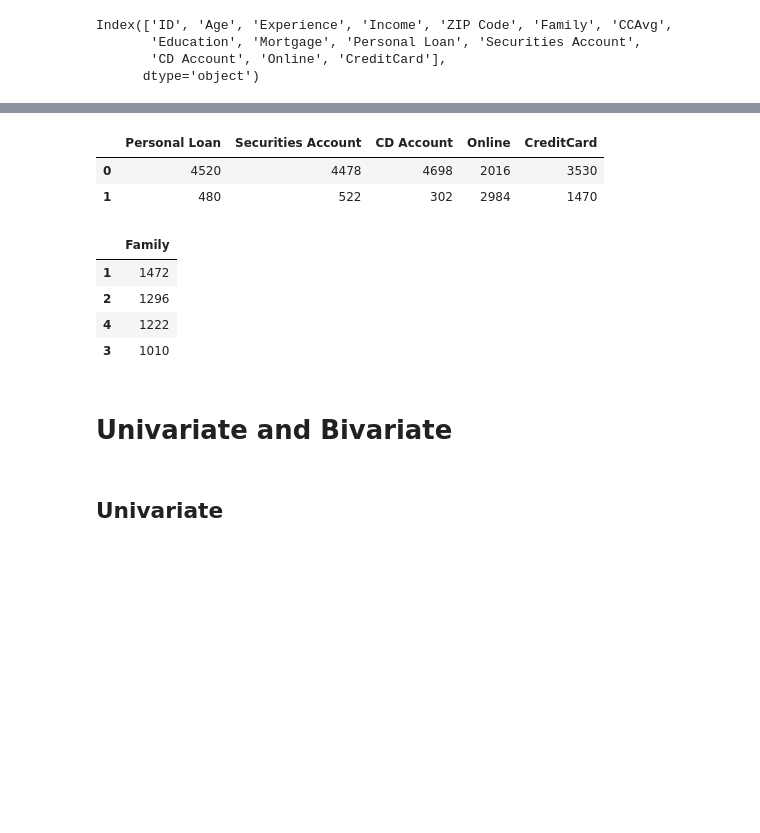
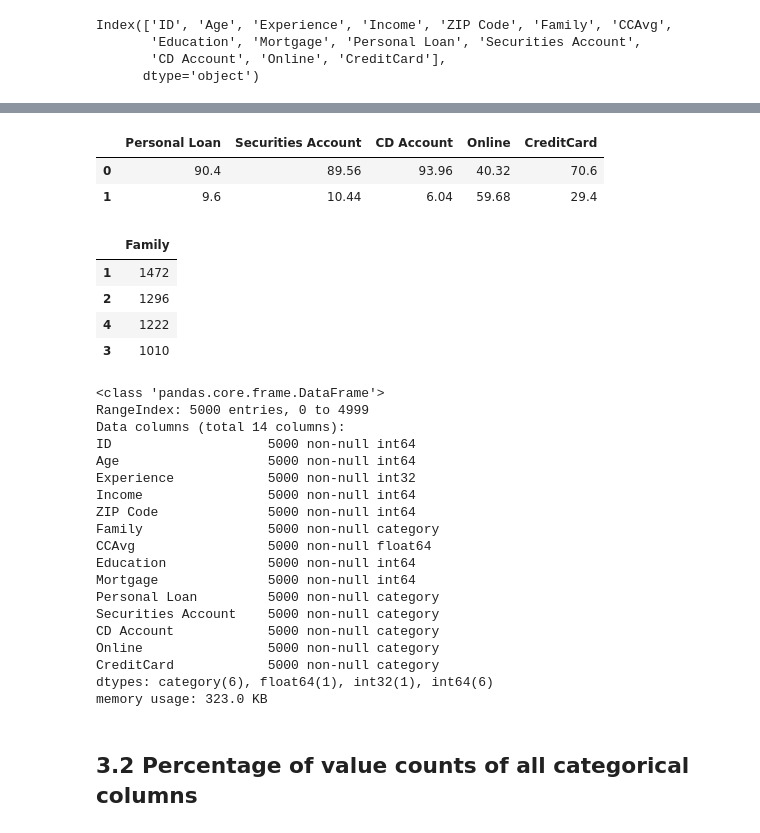
Before and after one commit to koksoon100/UTexas-Austin-Week-6-Assignment, a Jupyter notebook: week_2_assignment.ipynb, the cells around one changed output, grey strips where cells are left out. Drawn from its saved outputs; the diff is of its cells as text; code cells hidden in the pictures; blank space fills up the shorter version.

```diff
--- a/week_2_assignment.ipynb
+++ b/week_2_assignment.ipynb
@@ -110,0 +114,5 @@ False
+# %%
+bank_data['Experience'] = bank_data['Experience'].astype(int)
+bank_data.plot.scatter(x='Experience',
+                      y='Age',
+                      c='DarkBlue')
@@ -178,18 +224,19 @@ Index(['ID', 'Age', 'Experience', 'Income', 'ZIP Code', 'Family', 'CCAvg',
 # %%
 def generate_categorical_values(df_data, attributes):
 
-    for header in df_data.columns:
+    for header in attributes:
         df_data[header] = df_data[header].astype('category')
 
     return df_data[attributes]
 
 categorical_bank_data = generate_categorical_values(bank_data, ["Personal Loan", "Securities Account", "CD Account", "Online", "CreditCard"]).apply(pd.Series.value_counts)
 # %%
-generate_categorical_values(bank_data, ["Personal Loan", "Securities Account", "CD Account", "Online", "CreditCard"]).apply(pd.Series.value_counts)
+generate_percentage_count = lambda x : pd.Series.value_counts(x)/x.shape[0]*100
+generate_categorical_values(bank_data, ["Personal Loan", "Securities Account", "CD Account", "Online", "CreditCard"]).apply(generate_percentage_count)
 # %% [output]
 |  | Personal Loan | Securities Account | CD Account | Online | CreditCard |
-| 0 | 4520 | 4478 | 4698 | 2016 | 3530 |
-| 1 | 480 | 522 | 302 | 2984 | 1470 |
+| 0 | 90.4 | 89.56 | 93.96 | 40.32 | 70.6 |
+| 1 | 9.6 | 10.44 | 6.04 | 59.68 | 29.4 |
 # %%
 generate_categorical_values(bank_data, ['Family']).apply(pd.Series.value_counts)
 # %% [output]
@@ -198,7 +245,27 @@ generate_categorical_values(bank_data, ['Family']).apply(pd.Series.value_counts)
 | 2 | 1296 |
 | 4 | 1222 |
 | 3 | 1010 |
-# %% [markdown]
-# Univariate and Bivariate
-# %% [markdown]
-## Univariate
+# %%
+bank_data.info()
+# %% [output]
+<class 'pandas.core.frame.DataFrame'>
+RangeIndex: 5000 entries, 0 to 4999
+Data columns (total 14 columns):
+ID                    5000 non-null int64
+Age                   5000 non-null int64
+Experience            5000 non-null int32
+Income                5000 non-null int64
+ZIP Code              5000 non-null int64
+Family                5000 non-null category
+CCAvg                 5000 non-null float64
+Education             5000 non-null int64
+Mortgage              5000 non-null int64
+Personal Loan         5000 non-null category
+Securities Account    5000 non-null category
+CD Account            5000 non-null category
+Online                5000 non-null category
+CreditCard            5000 non-null category
+dtypes: category(6), float64(1), int32(1), int64(6)
+memory usage: 323.0 KB
+# %% [markdown]
+## 3.2 Percentage of value counts of all categorical columns
```
Also changed, not shown: parts of 45 cells of this notebook.
